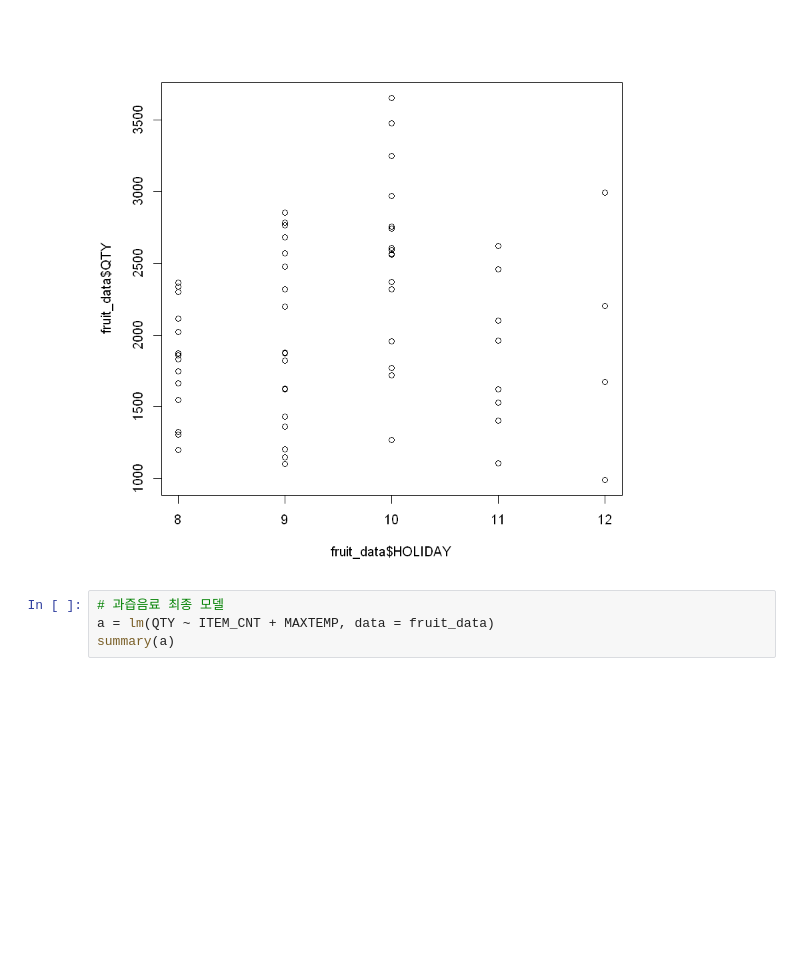
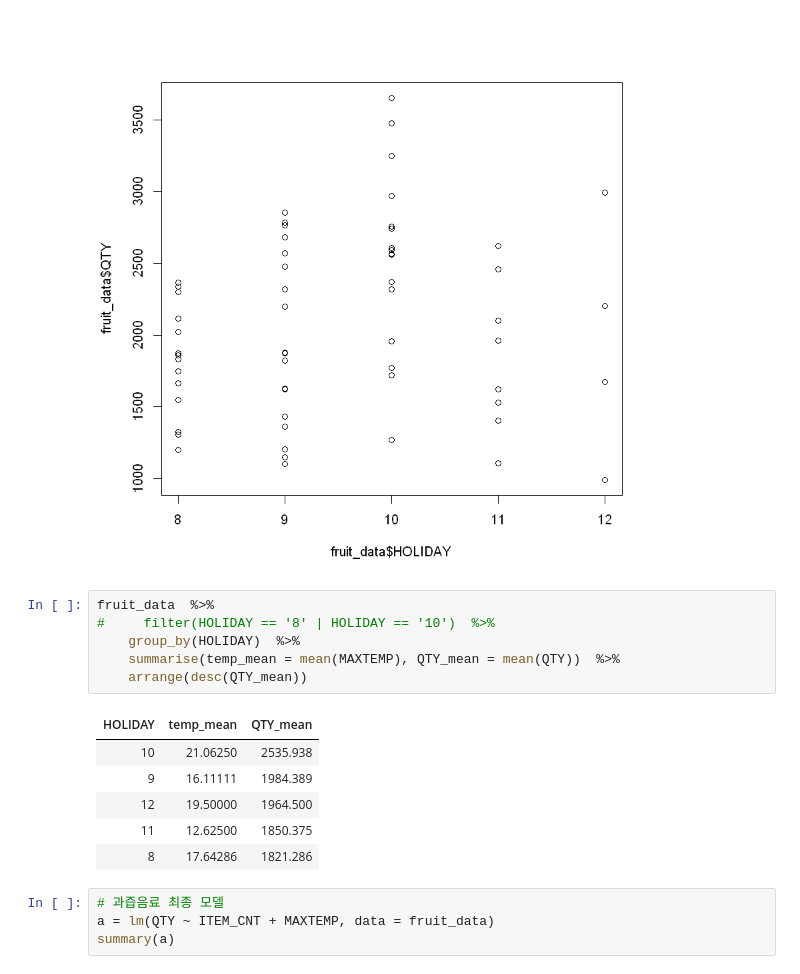
Before and after one commit to Seungki-Jeong/R_Practice, a Jupyter notebook: 비공팀_프로젝트.ipynb, the cells around one changed output. Cells and saved outputs as stored; diff of their text form; blank space fills up the shorter version.

```diff
--- a/개인.ipynb
+++ b/비공팀_프로젝트.ipynb
@@ -439,6 +441,19 @@ $`as.factor(HOLIDAY)`
 plot(fruit_data$HOLIDAY, fruit_data$QTY)
 # %% [output]
 [figure]
+# %%
+fruit_data  %>%
+#     filter(HOLIDAY == '8' | HOLIDAY == '10')  %>%
+    group_by(HOLIDAY)  %>%
+    summarise(temp_mean = mean(MAXTEMP), QTY_mean = mean(QTY))  %>%
+    arrange(desc(QTY_mean))
+# %% [output]
+| HOLIDAY | temp_mean | QTY_mean |
+| 10 | 21.06250 | 2535.938 |
+| 9 | 16.11111 | 1984.389 |
+| 12 | 19.50000 | 1964.500 |
+| 11 | 12.62500 | 1850.375 |
+| 8 | 17.64286 | 1821.286 |
 # %%
 # 과즙음료 최종 모델
 a = lm(QTY ~ ITEM_CNT + MAXTEMP, data = fruit_data)
```
Also changed, not shown: parts of 1 cell of this notebook, 1 other file.
